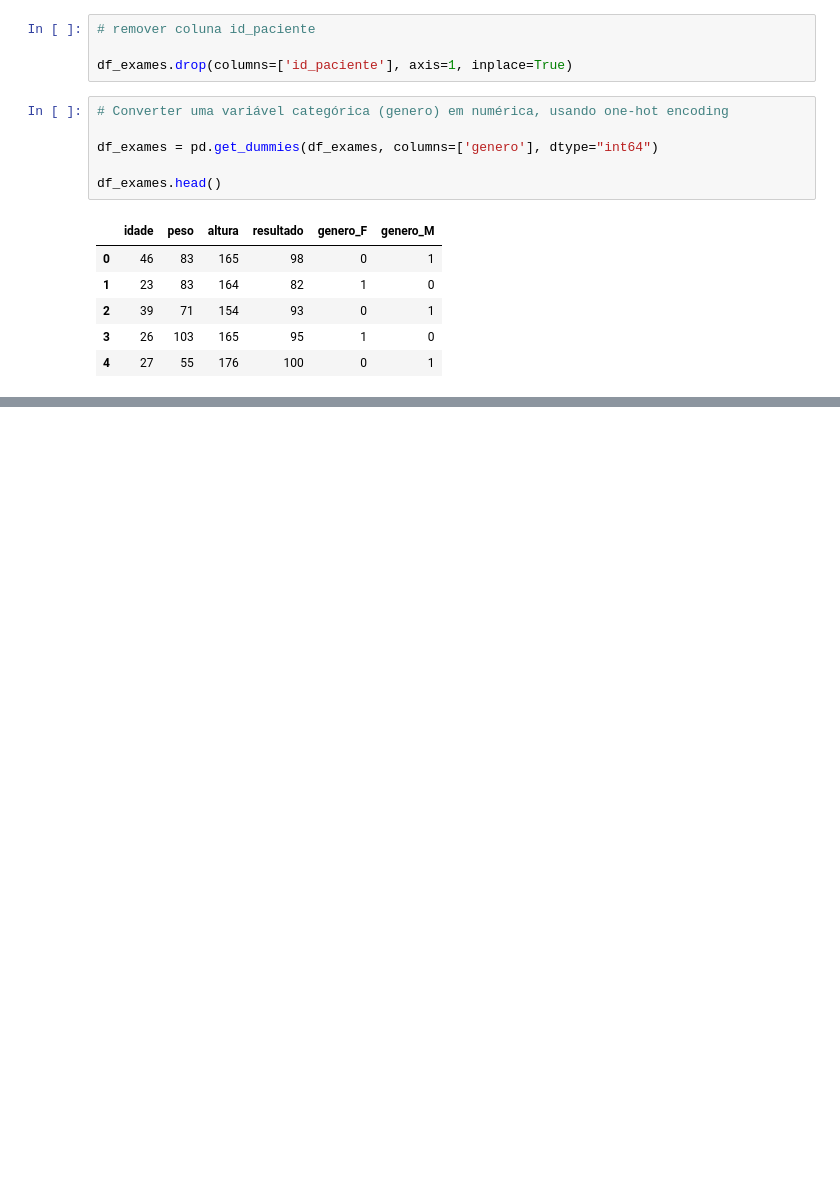
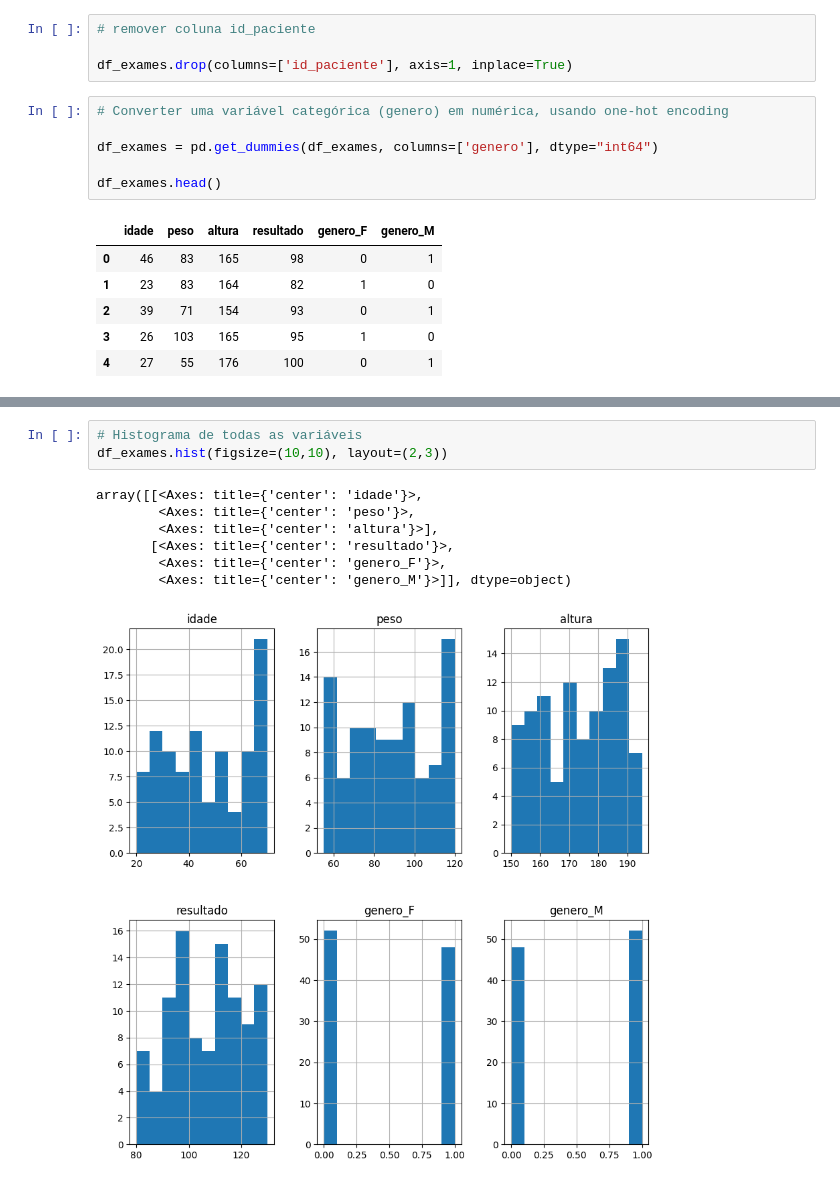
Before and after one commit to Tamicktom/modelo-diabetes, a Jupyter notebook: modelo_diabetes.ipynb, the cells around one changed output, grey strips where cells are left out. Drawn from its saved outputs; the diff is of its cells as text; blank space fills up the shorter version.

```diff
--- a/modelo_diabetes.ipynb
+++ b/modelo_diabetes.ipynb
@@ -60,0 +96,11 @@ df_exames.head()
+# %%
+# Histograma de todas as variáveis
+df_exames.hist(figsize=(10,10), layout=(2,3))
+# %% [output]
+array([[<Axes: title={'center': 'idade'}>,
+        <Axes: title={'center': 'peso'}>,
+        <Axes: title={'center': 'altura'}>],
+       [<Axes: title={'center': 'resultado'}>,
+        <Axes: title={'center': 'genero_F'}>,
+        <Axes: title={'center': 'genero_M'}>]], dtype=object)
+[figure, added]
```
Also changed, not shown: parts of 3 cells of this notebook, 2 other files.
